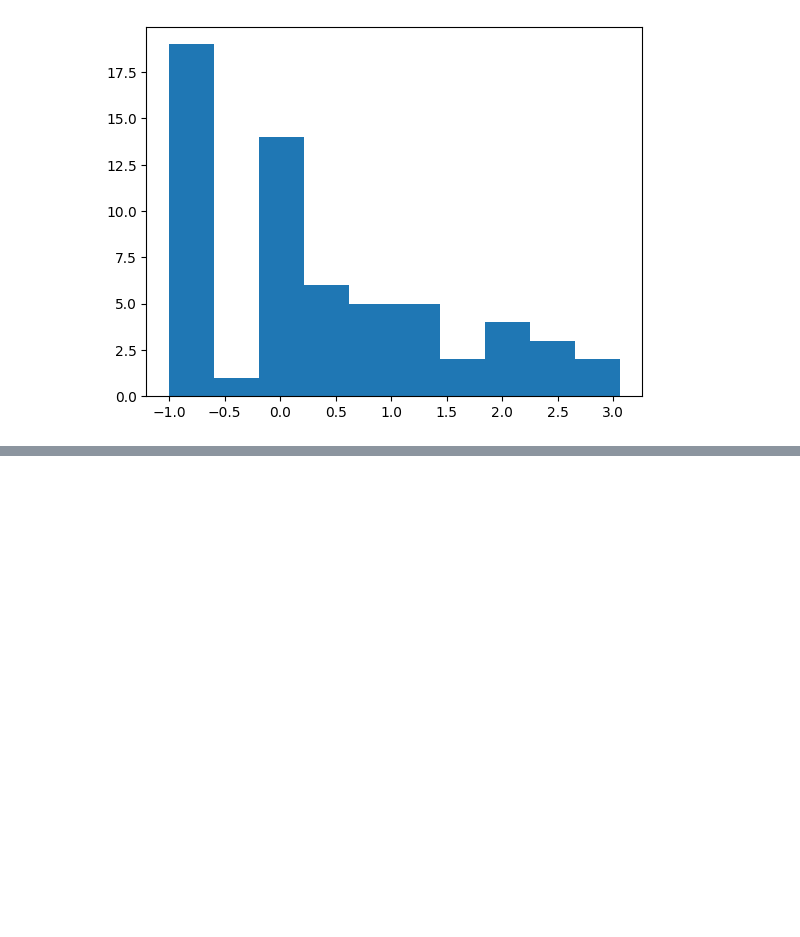
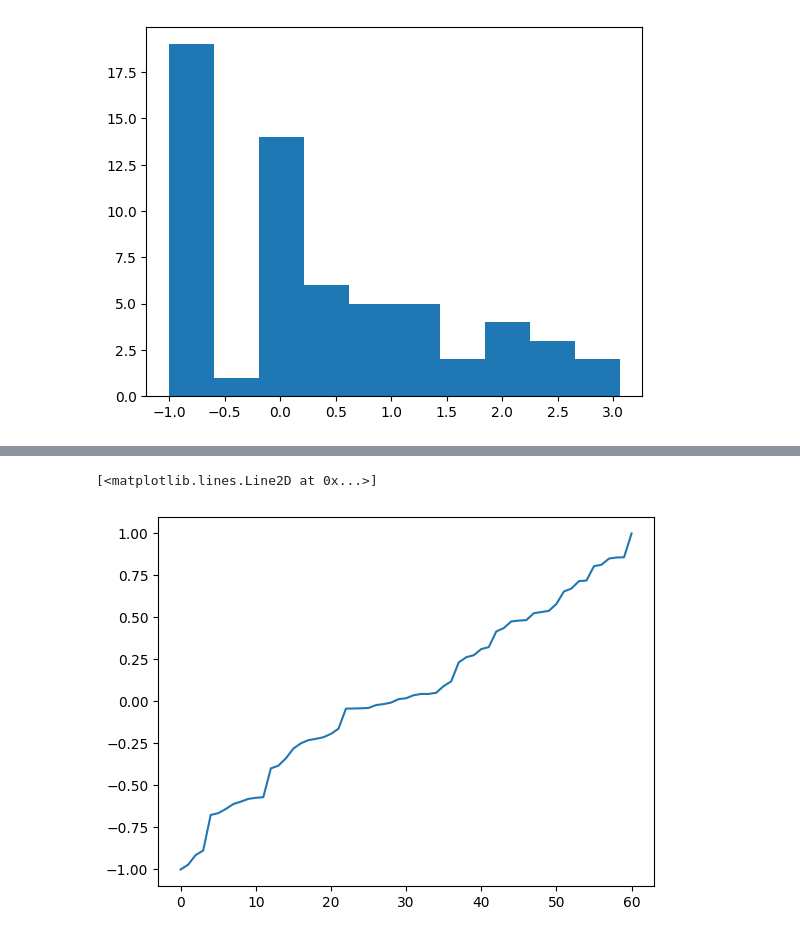
Before and after one commit to Anjum48/icecube-neutrinos-in-deep-ice, a Jupyter notebook: notebooks/distance_from_previous_pulse.ipynb, the cells around one changed output, grey strips where cells are left out. Drawn from its saved outputs; the diff is of its cells as text; code cells hidden in the pictures; blank space fills up the shorter version.

```diff
--- a/notebooks/distance_from_previous_pulse.ipynb
+++ b/notebooks/distance_from_previous_pulse.ipynb
@@ -157,3 +168,9 @@ plt.hist(norm_dists)
          3.06058884]),
  <BarContainer object of 10 artists>)
 [figure]
+# %%
+t, indices = torch.sort(data.x[:, 3])  # Data objects no not preserve order
+data.x = data.x[indices]
+
+t_norm = 2 * (t - t.min()) / (t.max() - t.min()) - 1
+t_norm
@@ -159,0 +213,5 @@ plt.hist(norm_dists)
+# %%
+plt.plot(t_norm.numpy())
+# %% [output]
+[<matplotlib.lines.Line2D at 0x...>]
+[figure, added]
```
Also changed, not shown: parts of 6 cells of this notebook, 6 other files.
